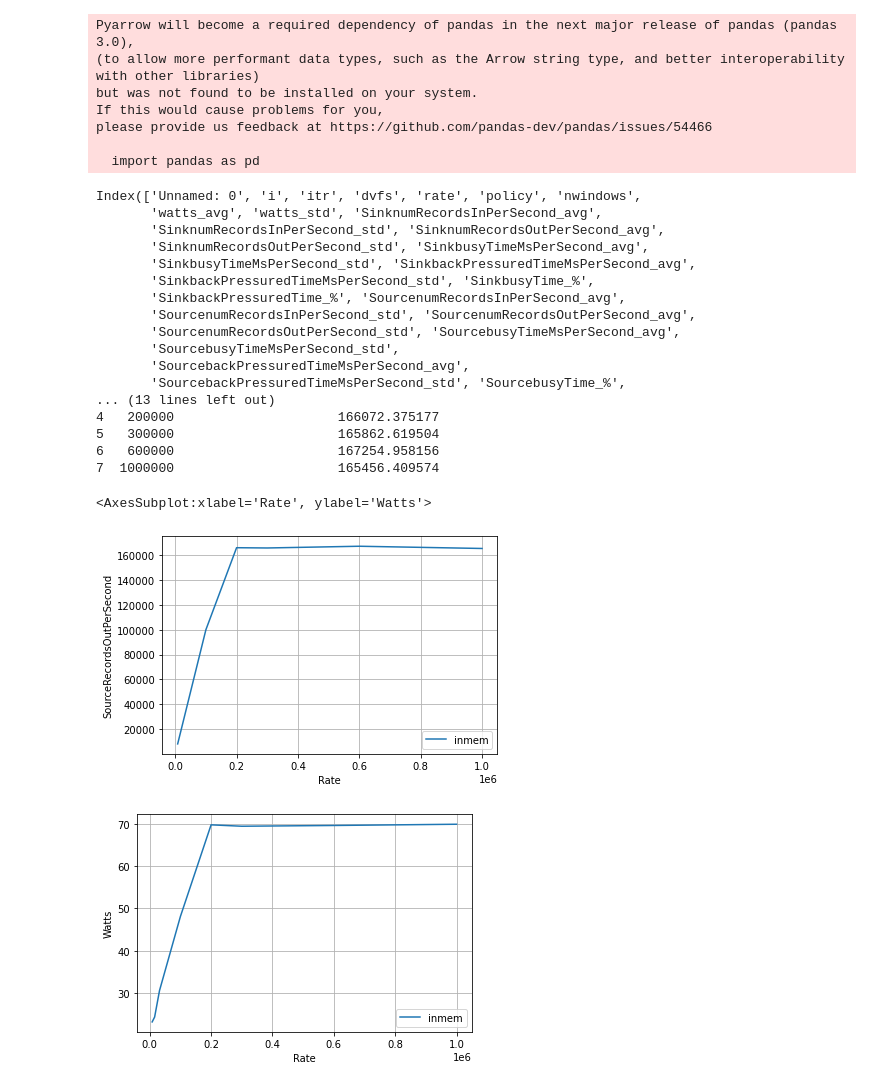
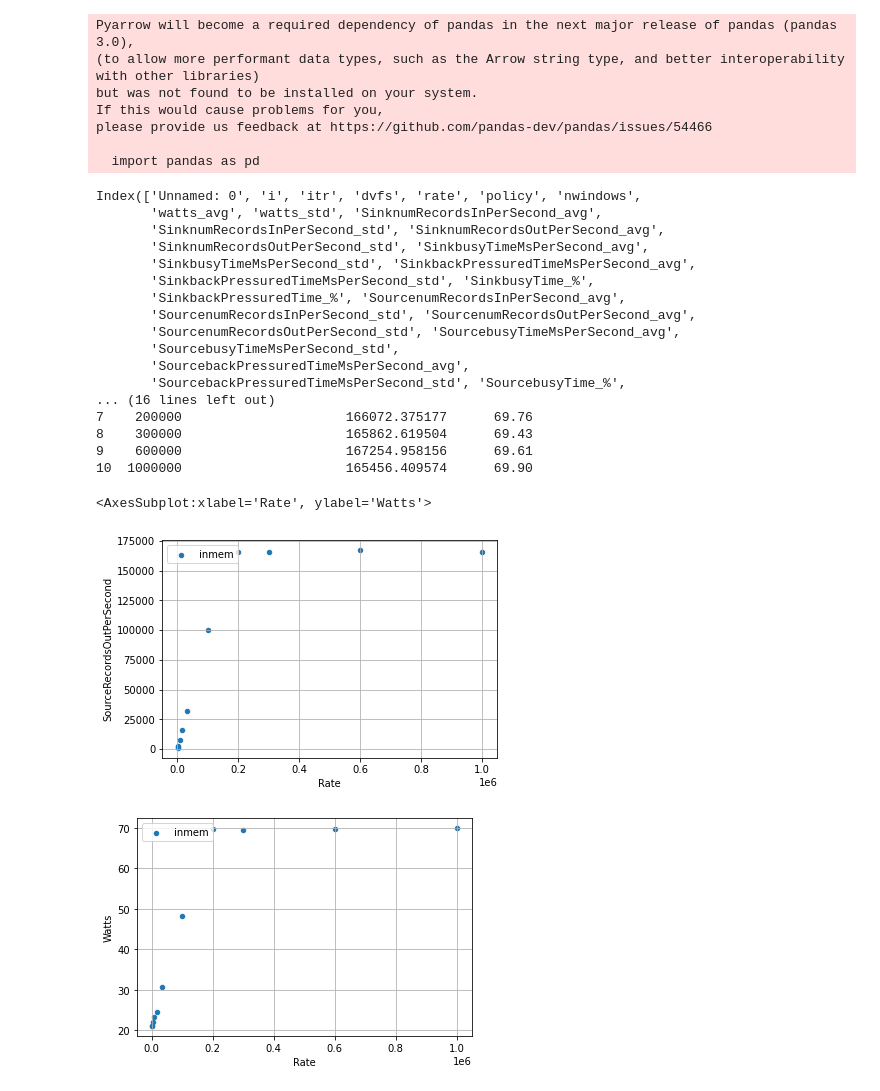
Before and after one commit to EEStrmCmptng/experiment-scripts, a Jupyter notebook: jupyter-notebook/query5_7_1_2024.ipynb, the cells around one changed output. Saved outputs shown, nothing was run; the diff lists cells and outputs as text; code cells hidden in the pictures.

```diff
--- a/jupyter-notebook/query5_7_1_2024.ipynb
+++ b/jupyter-notebook/query5_7_1_2024.ipynb
@@ -21,29 +21,29 @@ please provide us feedback at https://github.com/pandas-dev/pandas/issues/54466
 # %%
 df_inmem = pd.read_csv('../logs/inmem/combined.csv')
 print(df_inmem.columns)
-print(df_inmem[['rate', 'SourcenumRecordsOutPerSecond_avg']])
-df_inmem.plot(x='rate', y='SourcenumRecordsOutPerSecond_avg', xlabel="Rate", grid=True , ylabel="SourceRecordsOutPerSecond", kind='line', label='inmem')
-df_inmem.plot(x='rate', y='watts_avg', xlabel="Rate", ylabel="Watts", kind='line', label='inmem', grid=True)
+print(df_inmem[['rate', 'SourcenumRecordsOutPerSecond_avg', 'watts_avg']])
+df_inmem.plot(x='rate', y='SourcenumRecordsOutPerSecond_avg', xlabel="Rate", grid=True , ylabel="SourceRecordsOutPerSecond", kind='scatter', label='inmem')
+df_inmem.plot(x='rate', y='watts_avg', xlabel="Rate", ylabel="Watts", kind='scatter', label='inmem', grid=True)
 # %% [output]
 Index(['Unnamed: 0', 'i', 'itr', 'dvfs', 'rate', 'policy', 'nwindows',
        'watts_avg', 'watts_std', 'SinknumRecordsInPerSecond_avg',
        'SinknumRecordsInPerSecond_std', 'SinknumRecordsOutPerSecond_avg',
        'SinknumRecordsOutPerSecond_std', 'SinkbusyTimeMsPerSecond_avg',
        'SinkbusyTimeMsPerSecond_std', 'SinkbackPressuredTimeMsPerSecond_avg',
        'SinkbackPressuredTimeMsPerSecond_std', 'SinkbusyTime_%',
        'SinkbackPressuredTime_%', 'SourcenumRecordsInPerSecond_avg',
        'SourcenumRecordsInPerSecond_std', 'SourcenumRecordsOutPerSecond_avg',
        'SourcenumRecordsOutPerSecond_std', 'SourcebusyTimeMsPerSecond_avg',
        'SourcebusyTimeMsPerSecond_std',
        'SourcebackPressuredTimeMsPerSecond_avg',
        'SourcebackPressuredTimeMsPerSecond_std', 'SourcebusyTime_%',
-... (13 lines left out)
-4   200000                     166072.375177
-5   300000                     165862.619504
-6   600000                     167254.958156
-7  1000000                     165456.409574
+... (16 lines left out)
+7    200000                     166072.375177      69.76
+8    300000                     165862.619504      69.43
+9    600000                     167254.958156      69.61
+10  1000000                     165456.409574      69.90
 <AxesSubplot:xlabel='Rate', ylabel='Watts'>
-[figure, old version]
+[figure, new version]
-[figure, old version]
+[figure, new version]
 # %%
 dfrocksdb = pd.read_csv('../logs/rocksdb/combined.csv')
```
Also changed, not shown: parts of 1 cell of this notebook, 2 other files.
